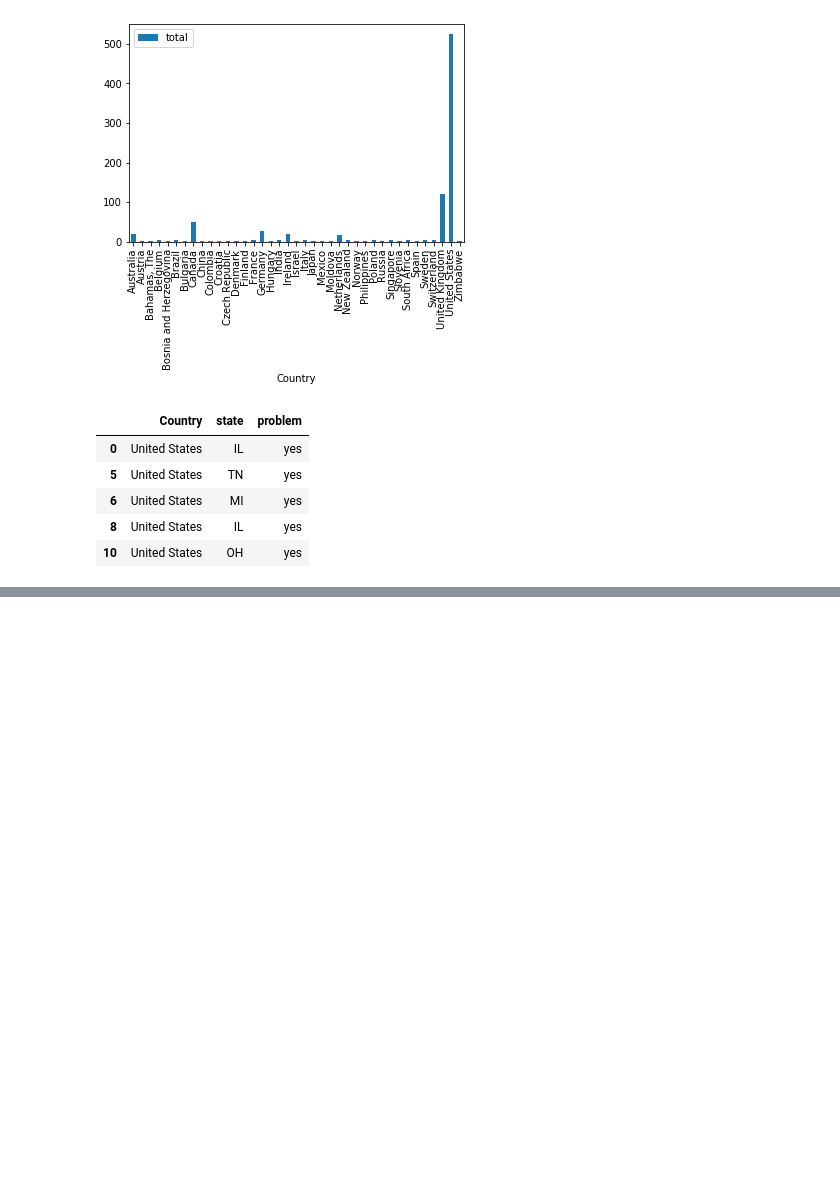
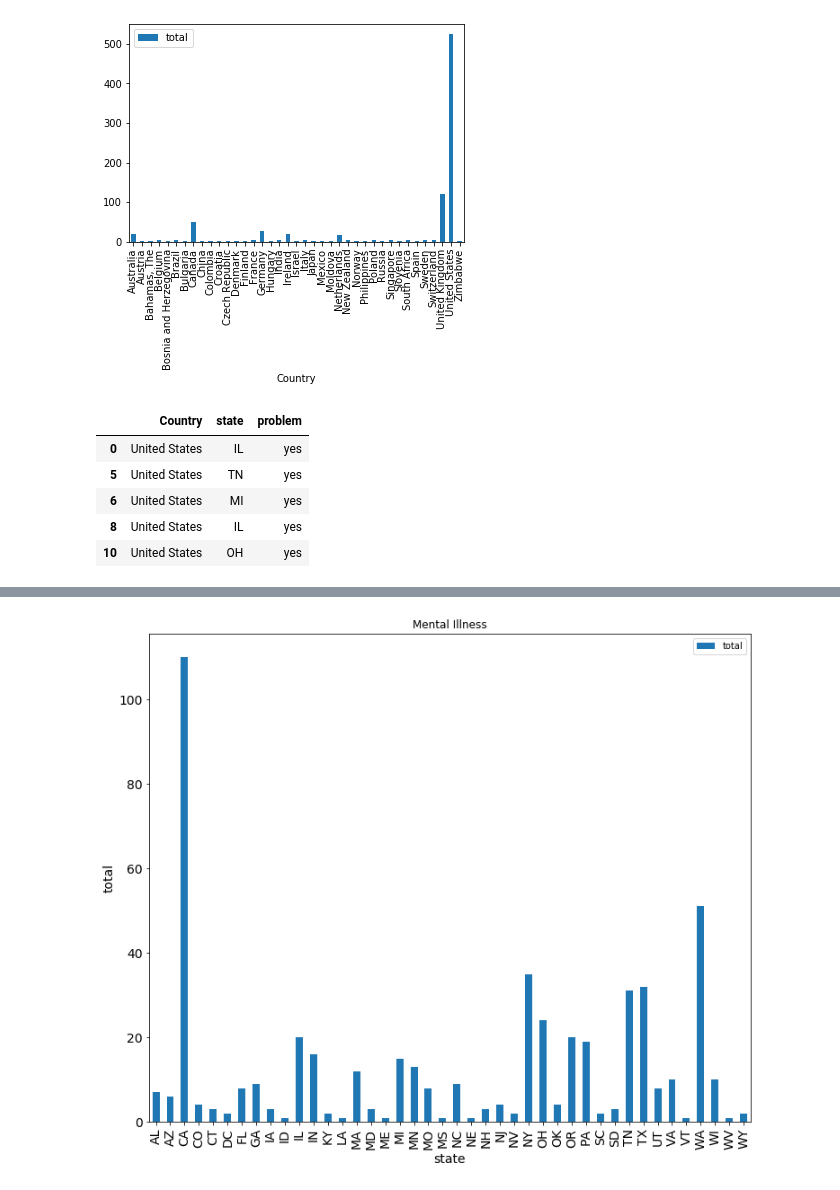
Before and after one commit to Rewanth23/rewanthassign, a Jupyter notebook: 1202finalassignment#4.ipynb, the cells around one changed output, grey strips where cells are left out. Saved outputs shown, nothing was run; the diff lists cells and outputs as text; code cells hidden in the pictures; blank space fills up the shorter version.

```diff
--- a/1202finalassignment#4.ipynb
+++ b/1202finalassignment#4.ipynb
@@ -67,3 +67,6 @@ mentalus.head()
 | 6 | United States | MI | yes |
 | 8 | United States | IL | yes |
 | 10 | United States | OH | yes |
+# %%
+mentalusstates = pd.DataFrame(mentalus, columns = ['state','problem'])
+mentalusstates.head()
@@ -69,0 +80,3 @@ mentalus.head()
+# %%
+mentalusstategroup = mentalusstates.groupby(['state'])['state'].count().reset_index(name='total')
+mentalusstategroup.head()
@@ -69,0 +90,7 @@ mentalus.head()
+# %%
+fig = mentalusstategroup[['state','total']].plot(x = 'state', y = 'total',kind='bar', title ="Mental Illness", figsize=(12, 10), legend=True, fontsize=14)
+fig.set_xlabel("state", fontsize=14)
+fig.set_ylabel("total", fontsize=14)
+plt.show()
+# %% [output]
+[figure, added]
```
Also changed, not shown: parts of 3 cells of this notebook.
